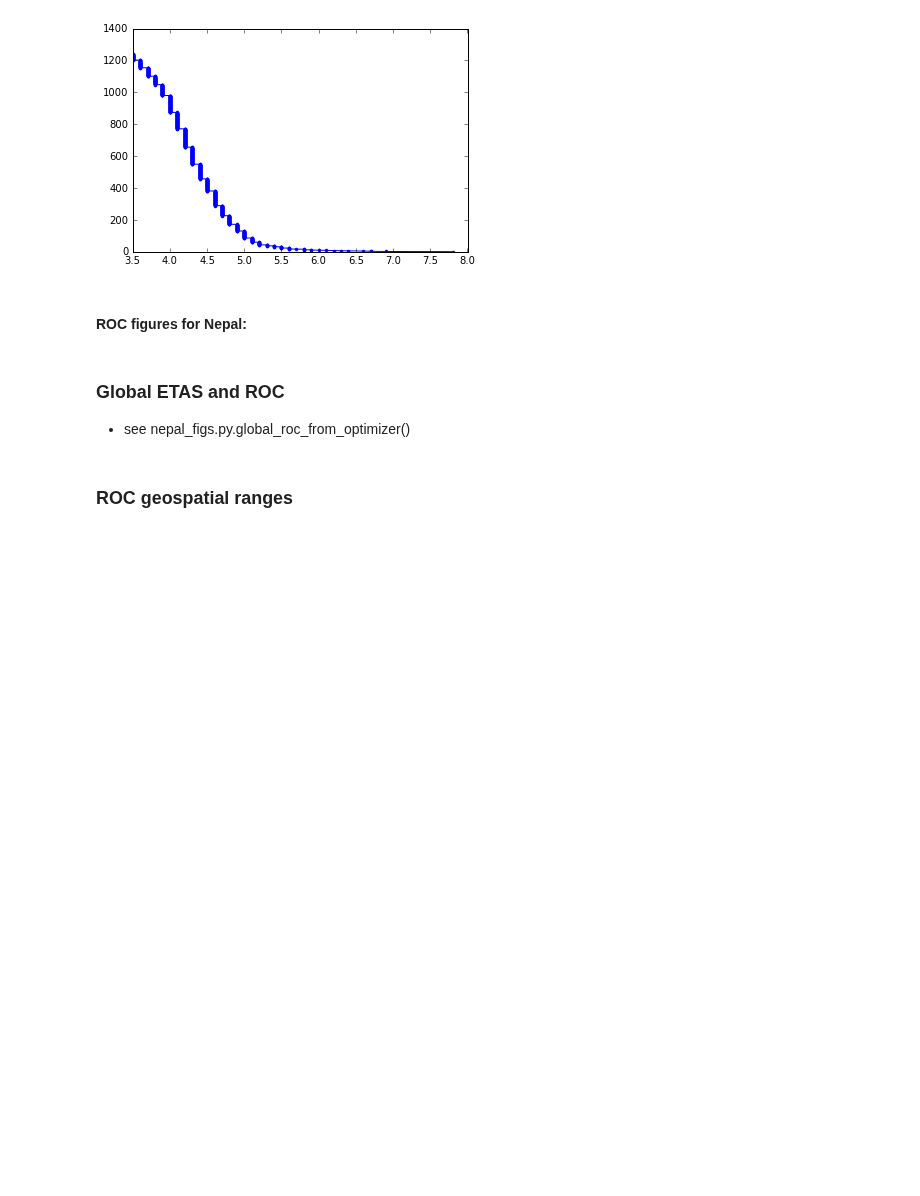
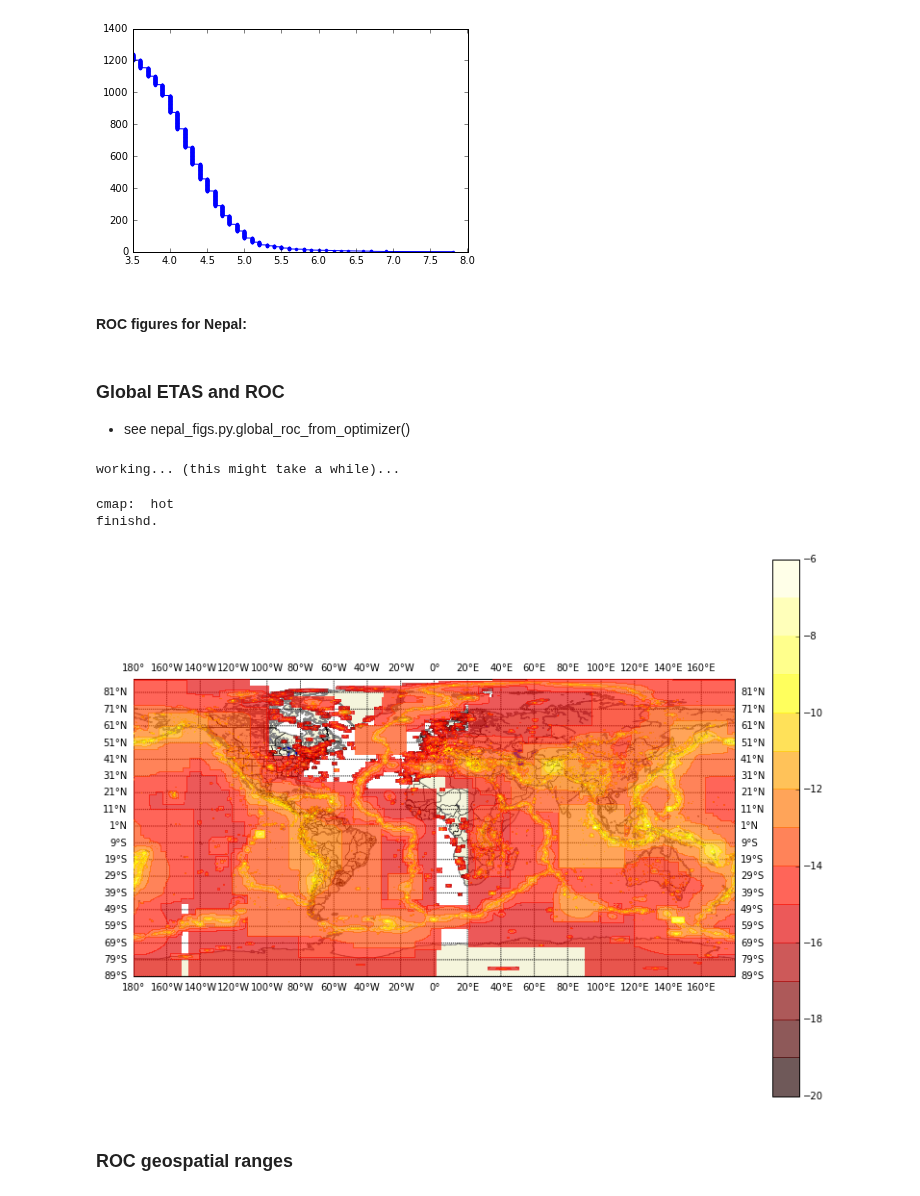
Before and after one commit to markyoder/globalETAS, a Jupyter notebook: global_etas_figs_revision.ipynb, the cells around one changed output. Drawn from its saved outputs; the diff is of its cells as text; code cells hidden in the pictures; blank space fills up the shorter version.

```diff
--- a/global_etas_figs_revision.ipynb
+++ b/global_etas_figs_revision.ipynb
@@ -625,12 +625,17 @@ for mc, score in outputs:
 # %%
 
 
 plt.figure(0, figsize=(14,10))
 print('working... (this might take a while)...')
 # nepal_figs.
-CC = draw_global_etas_contours(xyz=xyz_output, fignum=0)
+CC = draw_global_etas_contours(xyz=xyz_output, fignum=0, cmap='hot')
 
 print('finishd.')
+# %% [output]
+working... (this might take a while)...
+cmap:  hot
+finishd.
+[figure, added]
 # %%
 print(xyz_output)
 # %%
```
Also changed, not shown: parts of 2 cells of this notebook, 1 other file.
